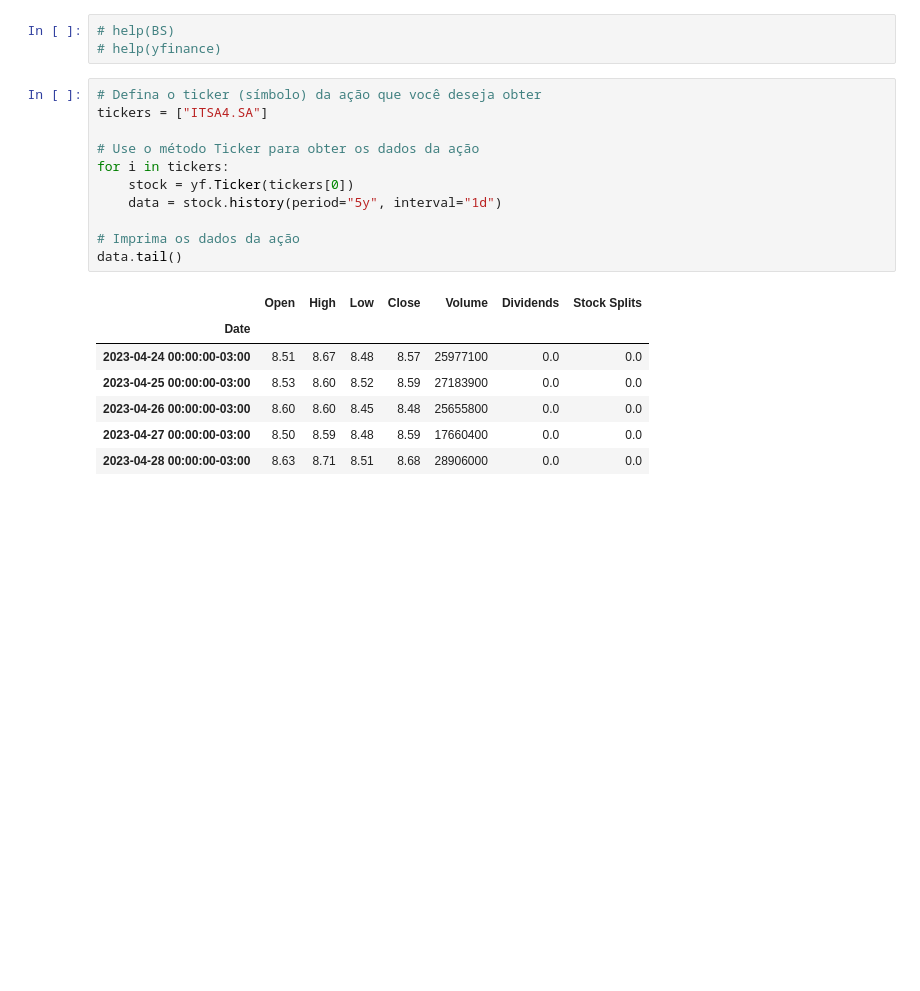
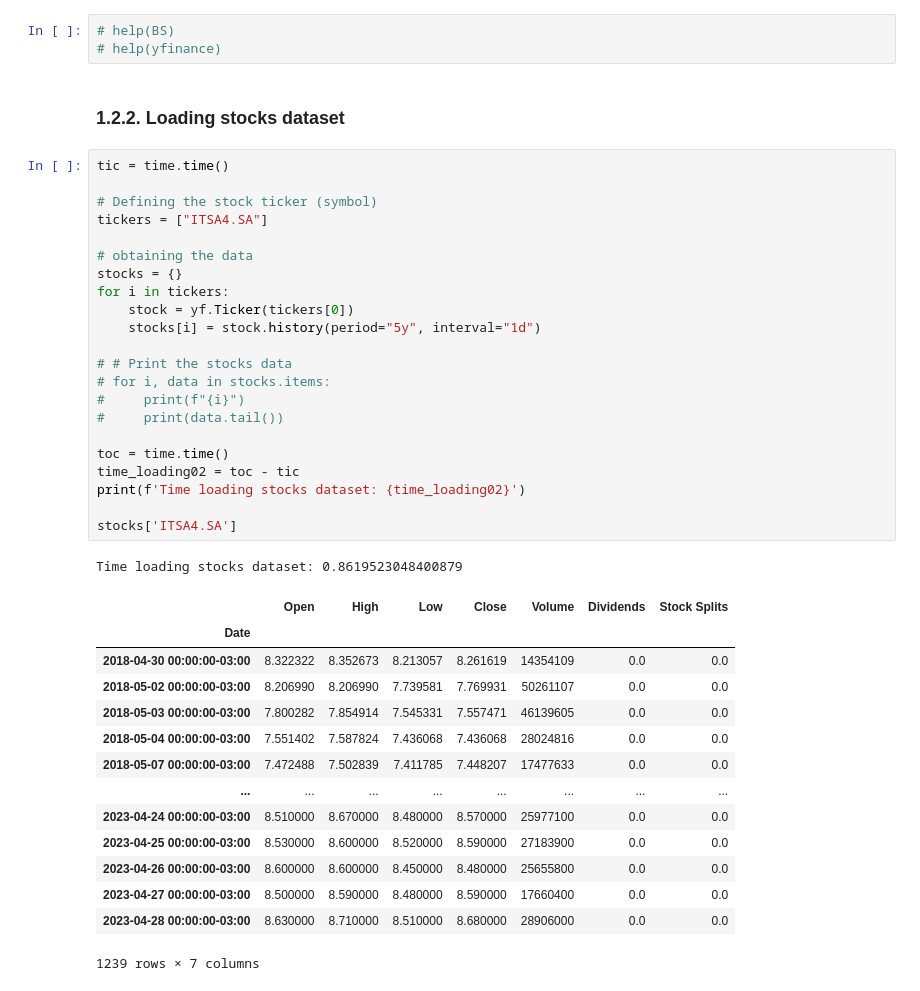
Before and after one commit to amilton23/ML_Finance, a Jupyter notebook: finance_project.ipynb, the cells around one changed output. Drawn from its saved outputs; the diff is of its cells as text; blank space fills up the shorter version.

```diff
--- a/finance_project.ipynb
+++ b/finance_project.ipynb
@@ -68,22 +75,43 @@ pd.DataFrame(soup.split(';'))[6:-8]
 # %%
 # help(BS)
 # help(yfinance)
+# %% [markdown]
+### 1.2.2. Loading stocks dataset
 # %%
-# Defina o ticker (símbolo) da ação que você deseja obter
+tic = time.time()
+
+# Defining the stock ticker (symbol)
 tickers = ["ITSA4.SA"]
 
-# Use o método Ticker para obter os dados da ação
+# obtaining the data
+stocks = {}
 for i in tickers:
     stock = yf.Ticker(tickers[0])
-    data = stock.history(period="5y", interval="1d")
+    stocks[i] = stock.history(period="5y", interval="1d")
 
-# Imprima os dados da ação
-data.tail()
+# # Print the stocks data
+# for i, data in stocks.items:
+#     print(f"{i}")
+#     print(data.tail())
+
+toc = time.time()
+time_loading02 = toc - tic
+print(f'Time loading stocks dataset: {time_loading02}')
+
+stocks['ITSA4.SA']
 # %% [output]
+Time loading stocks dataset: 0.8619523048400879
 |  | Open | High | Low | Close | Volume | Dividends | Stock Splits |
 | Date |  |  |  |  |  |  |  |
-| 2023-04-24 00:00:00-03:00 | 8.51 | 8.67 | 8.48 | 8.57 | 25977100 | 0.0 | 0.0 |
-| 2023-04-25 00:00:00-03:00 | 8.53 | 8.60 | 8.52 | 8.59 | 27183900 | 0.0 | 0.0 |
-| 2023-04-26 00:00:00-03:00 | 8.60 | 8.60 | 8.45 | 8.48 | 25655800 | 0.0 | 0.0 |
-| 2023-04-27 00:00:00-03:00 | 8.50 | 8.59 | 8.48 | 8.59 | 17660400 | 0.0 | 0.0 |
-| 2023-04-28 00:00:00-03:00 | 8.63 | 8.71 | 8.51 | 8.68 | 28906000 | 0.0 | 0.0 |
+| 2018-04-30 00:00:00-03:00 | 8.322322 | 8.352673 | 8.213057 | 8.261619 | 14354109 | 0.0 | 0.0 |
+| 2018-05-02 00:00:00-03:00 | 8.206990 | 8.206990 | 7.739581 | 7.769931 | 50261107 | 0.0 | 0.0 |
+| 2018-05-03 00:00:00-03:00 | 7.800282 | 7.854914 | 7.545331 | 7.557471 | 46139605 | 0.0 | 0.0 |
+| 2018-05-04 00:00:00-03:00 | 7.551402 | 7.587824 | 7.436068 | 7.436068 | 28024816 | 0.0 | 0.0 |
+| 2018-05-07 00:00:00-03:00 | 7.472488 | 7.502839 | 7.411785 | 7.448207 | 17477633 | 0.0 | 0.0 |
+| ... | ... | ... | ... | ... | ... | ... | ... |
+| 2023-04-24 00:00:00-03:00 | 8.510000 | 8.670000 | 8.480000 | 8.570000 | 25977100 | 0.0 | 0.0 |
+| 2023-04-25 00:00:00-03:00 | 8.530000 | 8.600000 | 8.520000 | 8.590000 | 27183900 | 0.0 | 0.0 |
+| 2023-04-26 00:00:00-03:00 | 8.600000 | 8.600000 | 8.450000 | 8.480000 | 25655800 | 0.0 | 0.0 |
+| 2023-04-27 00:00:00-03:00 | 8.500000 | 8.590000 | 8.480000 | 8.590000 | 17660400 | 0.0 | 0.0 |
+| 2023-04-28 00:00:00-03:00 | 8.630000 | 8.710000 | 8.510000 | 8.680000 | 28906000 | 0.0 | 0.0 |
+1239 rows × 7 columns
```
Also changed, not shown: parts of 4 cells of this notebook, 1 other file.
